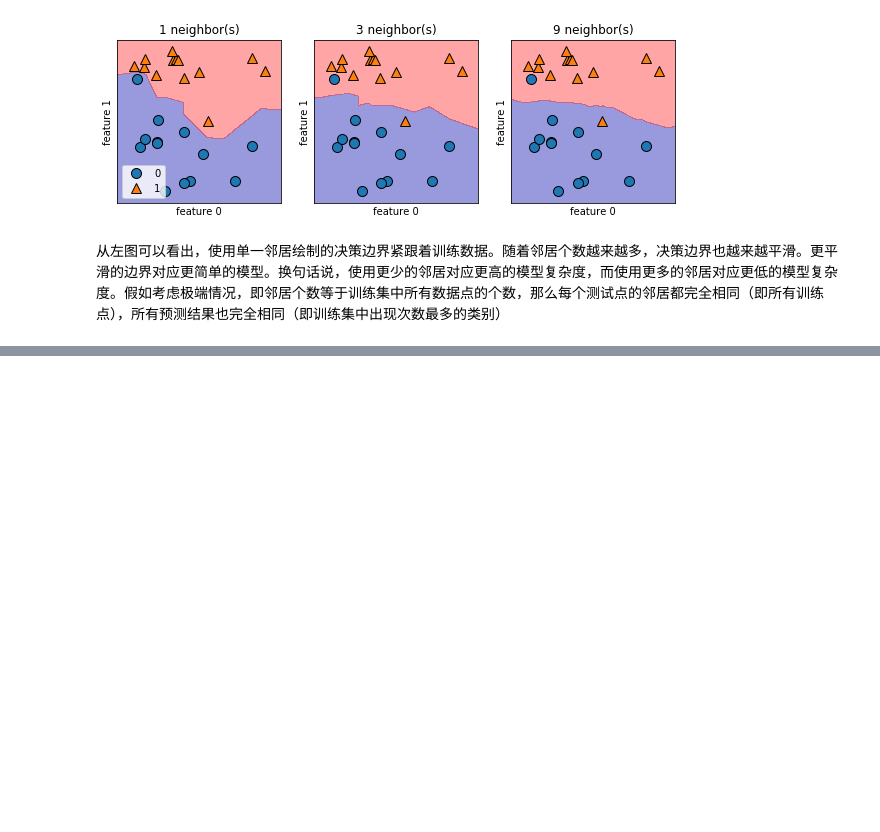
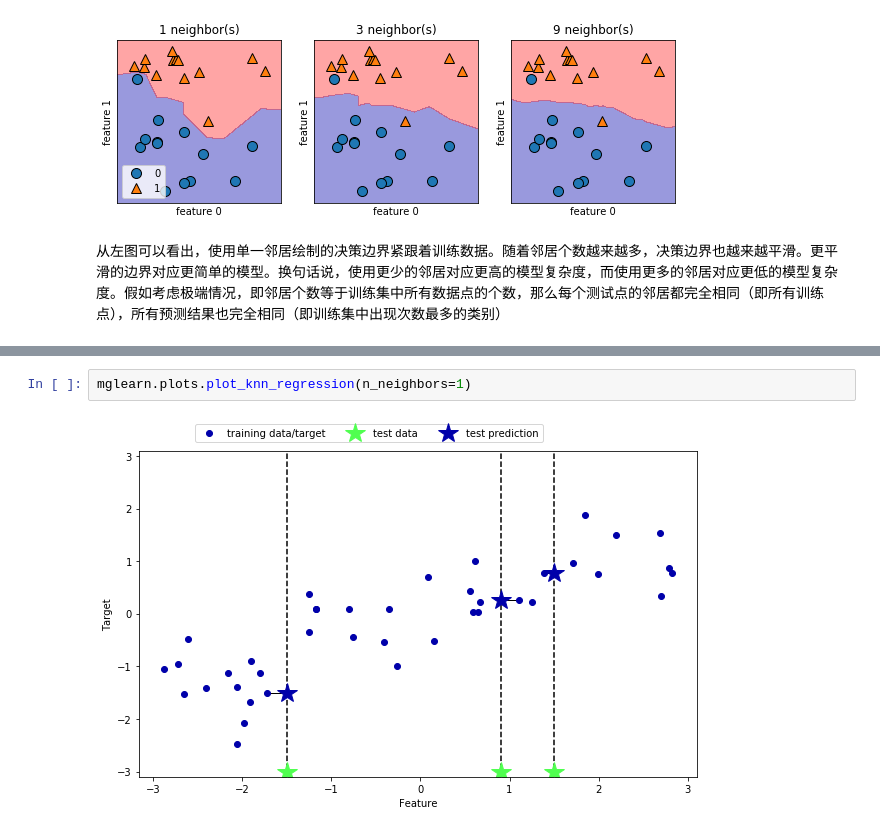
Before and after one commit to foragile/introduction_to_machine_learning_with_python, a Jupyter notebook: chapter02/监督学习.ipynb, the cells around one changed output, grey strips where cells are left out. Drawn from its saved outputs; the diff is of its cells as text; blank space fills up the shorter version.

```diff
--- a/chapter02/监督学习.ipynb
+++ b/chapter02/监督学习.ipynb
@@ -192,0 +229,4 @@ axes[0].legend(loc=3)
+# %%
+mglearn.plots.plot_knn_regression(n_neighbors=1)
+# %% [output]
+[figure, added]
```
Also changed, not shown: parts of 14 cells of this notebook.
